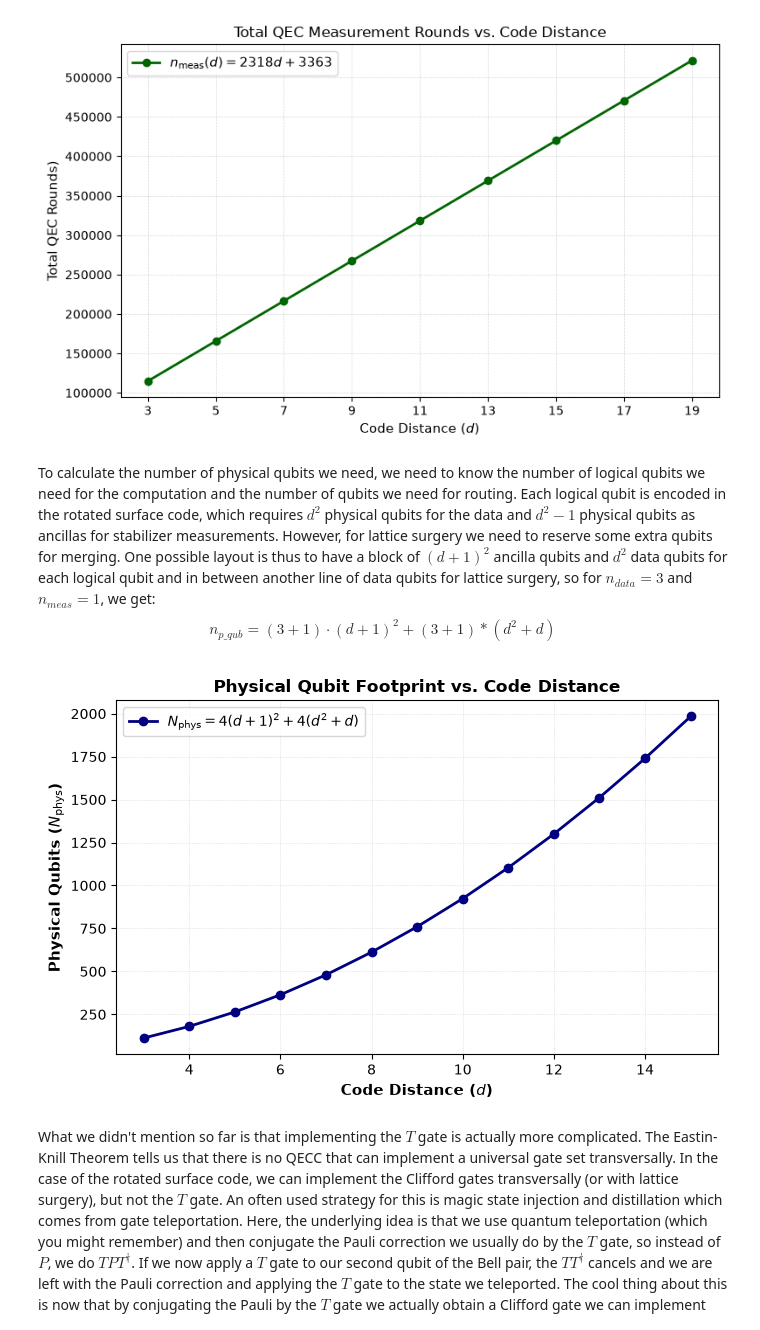
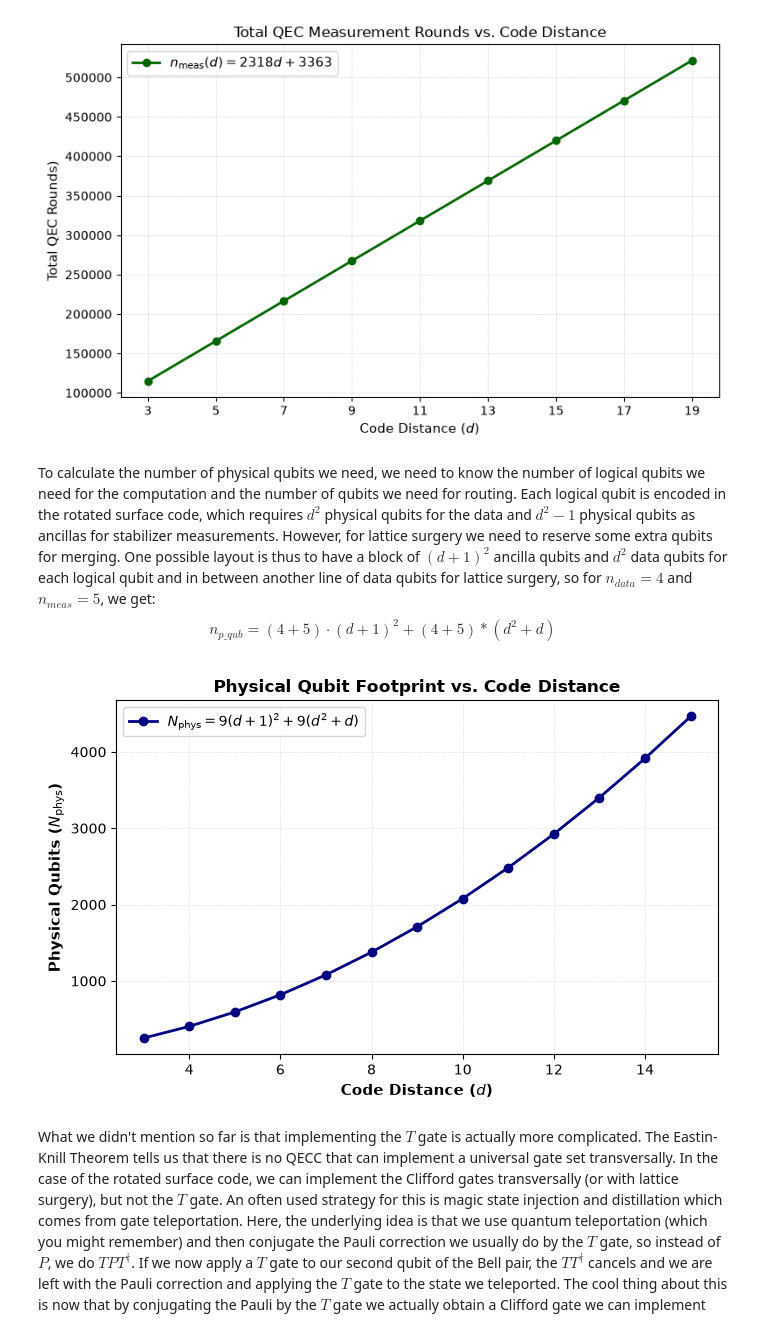
Before and after one commit to Mluonium/chem-compilation-to-qec-paper, a Jupyter notebook: resource_estimation.ipynb, the cells around one changed output. Drawn from its saved outputs; the diff is of its cells as text; code cells hidden in the pictures.

Commit message:
Fix number of qubits to match textbook QPE

```diff
--- a/resource_estimation.ipynb
+++ b/resource_estimation.ipynb
@@ -142,30 +213,28 @@ plt.show()
 [figure]
 # %% [markdown]
 To calculate the number of physical qubits we need, we need to know the number of logical qubits we need for the computation and the number of qubits we need for routing. Each logical qubit is encoded in the rotated surface code, which requires $d^2$ physical qubits for the data and $d^2-1$ physical qubits as ancillas for stabilizer measurements. However, for lattice surgery we need to reserve some extra qubits for merging.
-One possible layout is thus to have a block of $(d+1)^2$ ancilla qubits and $d^2$ data qubits for each logical qubit and in between another line of data qubits for lattice surgery, so for $n_{data}=3$ and $n_{meas}=1$, we get:
-$$n_{p\_qub} = (3+1) \cdot (d+1)^2 + (3+1) * (d^2 + d)$$
+One possible layout is thus to have a block of $(d+1)^2$ ancilla qubits and $d^2$ data qubits for each logical qubit and in between another line of data qubits for lattice surgery, so for $n_{data}=4$ and $n_{meas}=5$, we get:
+$$n_{p\_qub} = (4+5) \cdot (d+1)^2 + (4+5) * (d^2 + d)$$
 # %%
-# Define distance range (d=3 to d=15)
 d = np.arange(3, 16)
 
-# Physical qubit formula: 4*(d+1)^2 + 4*(d^2 + d)
-N_phys = 4 * (d + 1)**2 + 4 * (d**2 + d)
+N_phys = 9 * (d + 1)**2 + 9 * (d**2 + d)
 
 # Create the plot
 plt.figure(figsize=(7, 4.5))
 
-plt.plot(d, N_phys, color='navy', marker='o', linewidth=2, label=r'$N_{\mathrm{phys}} = 4(d+1)^2 + 4(d^2 + d)$')
+plt.plot(d, N_phys, color='navy', marker='o', linewidth=2, label=r'$N_{\mathrm{phys}} = 9(d+1)^2 + 9(d^2 + d)$')
 
 plt.xlabel('Code Distance ($d$)', fontsize=11, fontweight='bold')
 plt.ylabel('Physical Qubits ($N_{\\mathrm{phys}}$)', fontsize=11, fontweight='bold')
 plt.title('Physical Qubit Footprint vs. Code Distance', fontsize=12, fontweight='bold')
 plt.grid(True, linestyle=':', alpha=0.6)
 plt.legend(loc='upper left')
 
 plt.tight_layout()
 plt.show()
 # %% [output]
-[figure, old version]
+[figure, new version]
 # %% [markdown]
 What we didn't mention so far is that implementing the $T$ gate is actually more complicated. The Eastin-Knill Theorem tells us that there is no QECC that can implement a universal gate set transversally. In the case of the rotated surface code, we can implement the Clifford gates transversally (or with lattice surgery), but not the $T$ gate. An often used strategy for this is magic state injection and distillation which comes from gate teleportation. Here, the underlying idea is that we use quantum teleportation (which you might remember) and then conjugate the Pauli correction we usually do by the $T$ gate, so instead of $P$, we do $TPT^{\dag}$. If we now apply a $T$ gate to our second qubit of the Bell pair, the $TT^\dag$ cancels and we are left with the Pauli correction and applying the $T$ gate to the state we teleported. The cool thing about this is now that by conjugating the Pauli by the $T$ gate we actually obtain a Clifford gate we can implement transversally again. So, we reduced the task to preparing a state by applying a $T$ gate which is easier because it is a *known* state and applying a usual Clifford gate.
 A compressed version (without using the Bell pair required for quantum teleportation) looks like this:
```
Also changed, not shown: parts of 4 cells of this notebook.
